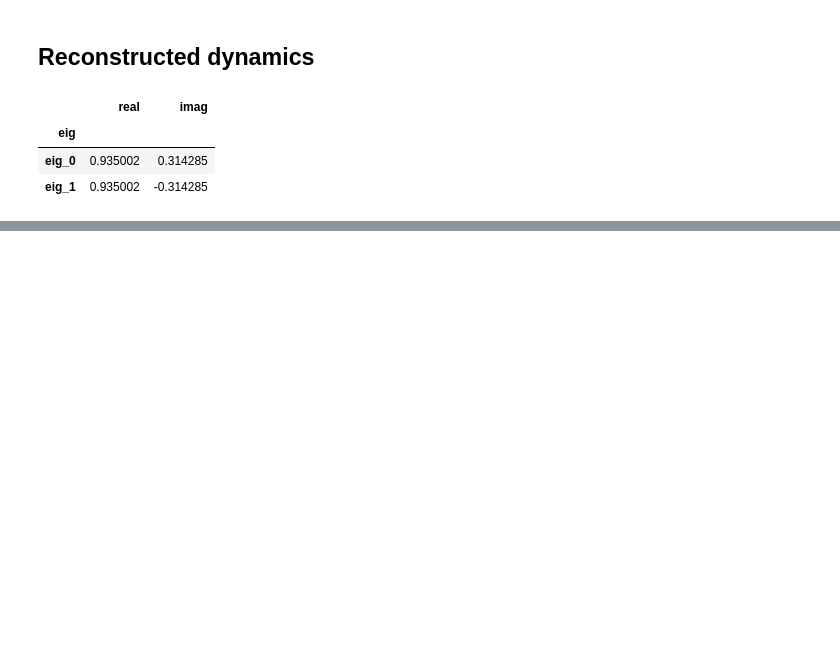
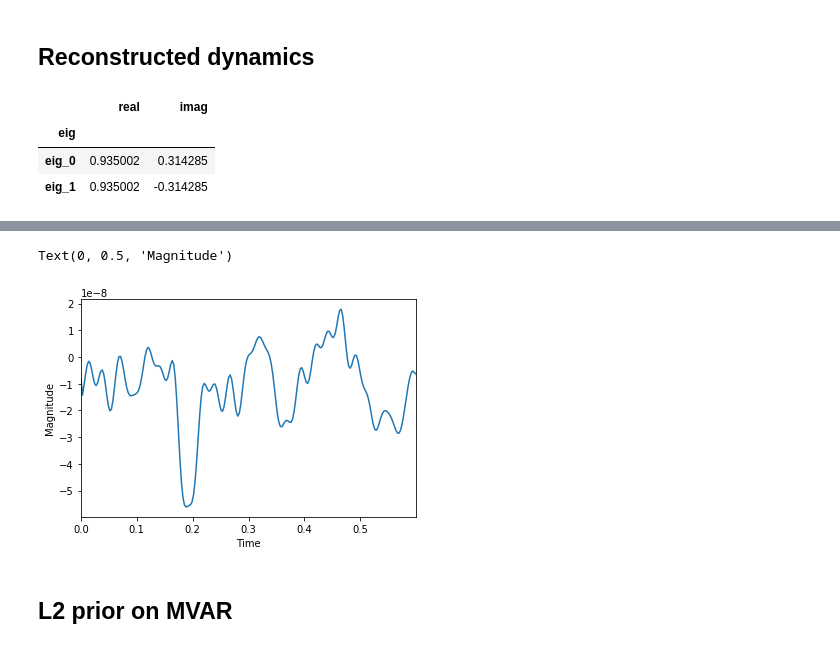
Before and after one commit to BBELAOUCHA/iSDR_cython, a Jupyter notebook: examples/iSDR_example.ipynb, the cells around one changed output, grey strips where cells are left out. Cells and saved outputs as stored; diff of their text form; code cells hidden in the pictures; blank space fills up the shorter version.

```diff
--- a/examples/iSDR_example.ipynb
+++ b/examples/iSDR_example.ipynb
@@ -234,0 +285,12 @@ cl.eigs
+# %%
+ix = np.where(cl.active_set[-1] == 42)[0][0]
+# %%
+plt.plot(time, 1e-12*cl.coef_[ix, :])
+plt.xlim([time[0], time[-1]])
+plt.xlabel('Time')
+plt.ylabel('Magnitude')
+# %% [output]
+Text(0, 0.5, 'Magnitude')
+[figure, added]
+# %% [markdown]
+## L2 prior on MVAR
```
Also changed, not shown: parts of 23 cells of this notebook.
